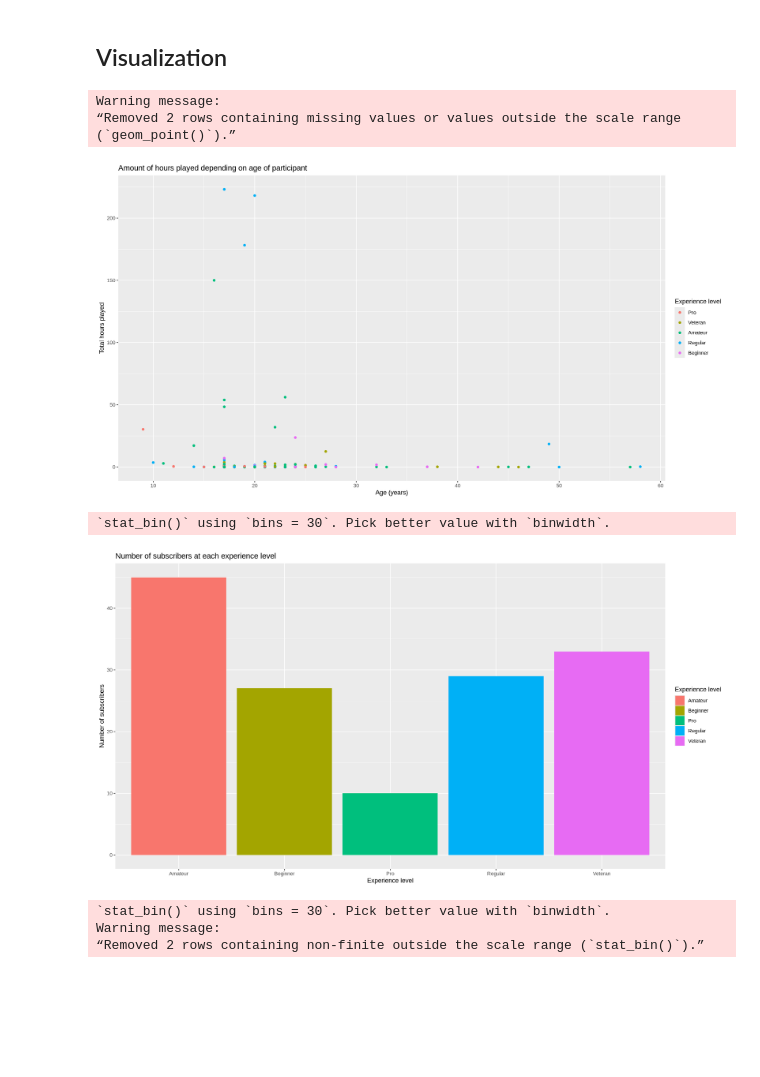
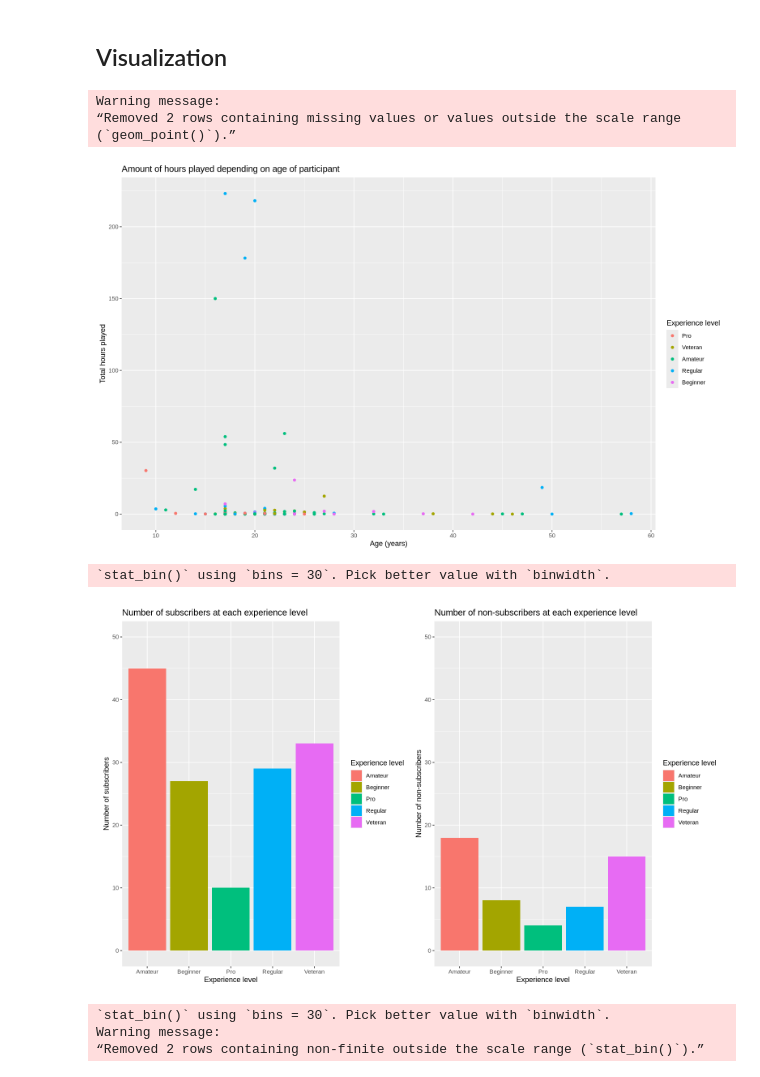
Before and after one commit to noahfunguy5080-sudo/Individual-project, a Jupyter notebook: Indiviual_project.ipynb, the cells around one changed output. Cells and saved outputs as stored; diff of their text form; code cells hidden in the pictures; blank space fills up the shorter version.

Commit message:
Final version
Fixed the bar graph, edited some of the insights, question and method

```diff
--- a/Indiviual_project.ipynb
+++ b/Indiviual_project.ipynb
@@ -178,7 +179,7 @@ subscriber_max_min_avrg_hours = player_data |>
 
 number_of_subscribers = player_data |>
     group_by(experience) |>
-    summarize(yes_subscriberd = sum(subscribe, na.rm = TRUE),
+    summarize(yes_subscribed = sum(subscribe, na.rm = TRUE),
              no_subscribed = sum(!subscribe, na.rm = TRUE))
 
 
@@ -397,45 +384,55 @@ A tibble: 196 × 7
 # %% [markdown]
 <h2> Visualization </h2>
 # %%
-options(repr.plot.width = 15, repr.plot.height = 8)
+options(repr.plot.width = 13, repr.plot.height = 8)
 
 age_and_hours_plot = tidy_player |>
     ggplot(aes(x = Age, y = played_hours, color = experience)) +
     geom_point() +
     labs(x = 'Age (years)', y = 'Total hours played', color = 'Experience level') +
     ggtitle('Amount of hours played depending on age of participant')
 
-subscribe_and_experience_plot = number_of_subscribers |>
-    ggplot(aes(x = experience, y = number_of_subscribers, fill = experience)) +
+subscribe_and_experience_plot1 = number_of_subscribers |>
+    ggplot(aes(x = experience, y = yes_subscribed, fill = experience)) +
     geom_bar(stat = 'identity') +
+    ylim(0, 50) +
     labs(x = 'Experience level', y = 'Number of subscribers', fill = 'Experience level') +
     ggtitle('Number of subscribers at each experience level')
+
+subscribe_and_experience_plot2 = number_of_subscribers |>
+    ggplot(aes(x = experience, y = no_subscribed, fill = experience)) +
+    geom_bar(stat = 'identity') +
+    ylim(0, 50) +
+    labs(x = 'Experience level', y = 'Number of non-subscribers', fill = 'Experience level') +
+    ggtitle('Number of non-subscribers at each experience level')
+
+subscribe_and_experience_plot0 = subscribe_and_experience_plot1 + subscribe_and_experience_plot2
 
 subscribe_vs_hours_played = tidy_player |>
     ggplot(aes(x = played_hours, fill = subscribe)) +
     geom_histogram() +
     facet_grid(cols = vars(subscribe)) +
     labs(x = 'Hours played', y = 'Number of subscribers', fill = 'Subscription') +
     ggtitle('Hours played for subscribed and not subscribed players')
 
 subscribe_vs_age = tidy_player |>
     ggplot(aes(x = Age, fill = subscribe)) +
     geom_histogram() +
     facet_grid(cols = vars(subscribe)) +
     labs(x = 'Age (years)', y = 'Number of subscribers', fill = 'Subscription') +
     ggtitle('Age of subscribed and not subscribed players')
 
 age_and_hours_plot
-subscribe_and_experience_plot
+subscribe_and_experience_plot0
 subscribe_vs_hours_played
 subscribe_vs_age
 # %% [output]
 Warning message:
 “Removed 2 rows containing missing values or values outside the scale range
 (`geom_point()`).”
-[figure, old version]
+[figure, new version]
 `stat_bin()` using `bins = 30`. Pick better value with `binwidth`.
-[figure, old version]
+[figure, new version]
 `stat_bin()` using `bins = 30`. Pick better value with `binwidth`.
 Warning message:
 “Removed 2 rows containing non-finite outside the scale range (`stat_bin()`).”
```
Also changed, not shown: parts of 9 cells of this notebook.
